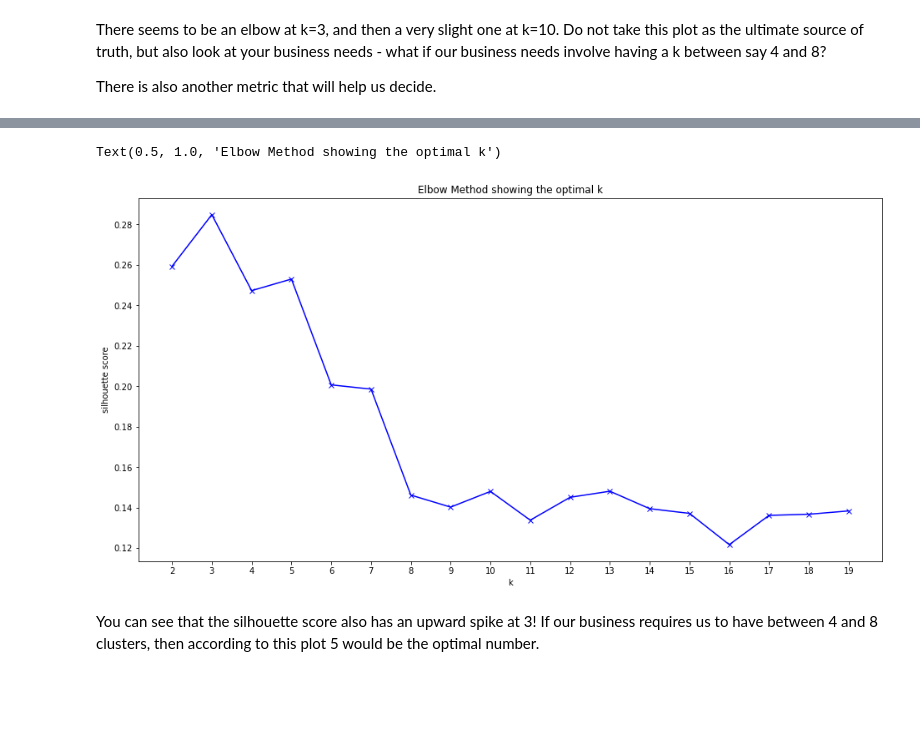
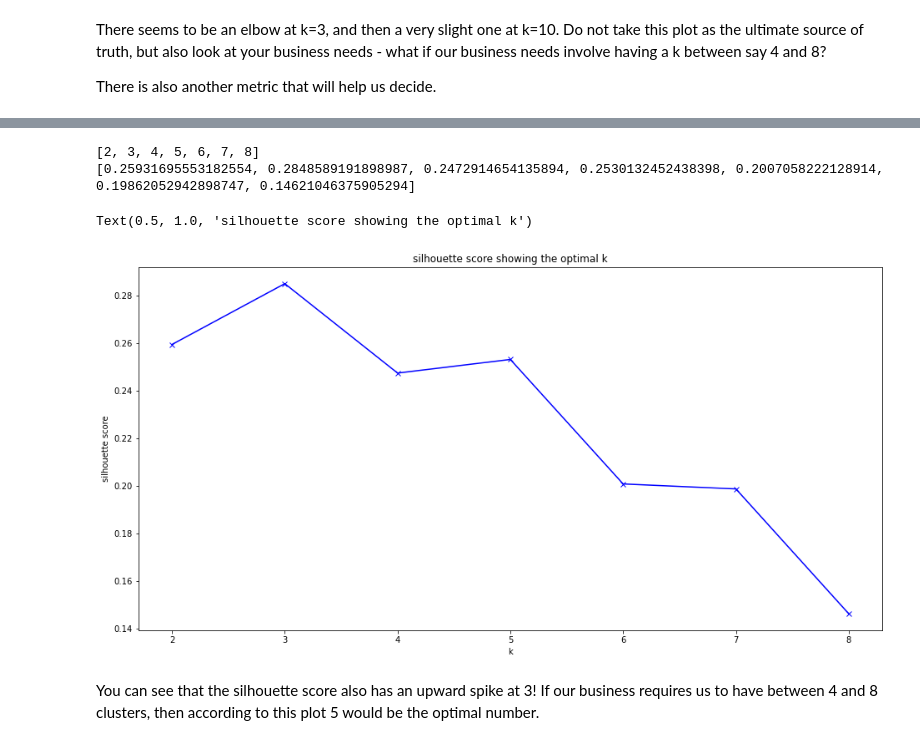
Before and after one commit to vikkieessien/data-pt-ber-08-20, a Jupyter notebook: Labs/module-3_labs/03_unsupervised-learning/unsupervised-learning-class-kmeans.ipynb, the cells around one changed output, grey strips where cells are left out. Drawn from its saved outputs; the diff is of its cells as text; code cells hidden in the pictures; blank space fills up the shorter version.

```diff
--- a/Labs/module-3_labs/03_unsupervised-learning/unsupervised-learning-class-kmeans.ipynb
+++ b/Labs/module-3_labs/03_unsupervised-learning/unsupervised-learning-class-kmeans.ipynb
@@ -173,7 +204,8 @@ kmeans.inertia_
 # %% [markdown]
 Elbow plot using inertia
 # %%
-K = range(1, 8)
+K = range(1, 9)
+print(list(K)) # This will print a list of 1-8
 inertia = []
 
 for k in K:
@@ -182,11 +214,13 @@ for k in K:
     kmeans.fit(X_prep)
     inertia.append(kmeans.inertia_)
 
+print(inertia) # This shows the average squared distance from each point to its centroids
+
 import matplotlib.pyplot as plt
 %matplotlib inline
 
 plt.figure(figsize=(16,8))
-plt.plot(K, inertia, 'bx-')
+plt.plot(K, inertia, 'bx-') # plotting K against the number of inertia
 plt.xlabel('k')
 plt.ylabel('inertia')
 plt.xticks(np.arange(min(K), max(K)+1, 1.0))
@@ -204,24 +242,28 @@ There is also another metric that will help us decide.
 # %%
 from sklearn.metrics import silhouette_score
 
-K = range(2, 20)
+K = range(2, 9)
 silhouette = []
 
 for k in K:
     kmeans = KMeans(n_clusters=k,
                     random_state=1234)
     kmeans.fit(X_prep)
     silhouette.append(silhouette_score(X_prep, kmeans.predict(X_prep)))
 
+print(list(K))
+print(silhouette)
 
 plt.figure(figsize=(16,8))
 plt.plot(K, silhouette, 'bx-')
 plt.xlabel('k')
 plt.ylabel('silhouette score')
 plt.xticks(np.arange(min(K), max(K)+1, 1.0))
-plt.title('Elbow Method showing the optimal k')
+plt.title('silhouette score showing the optimal k')
 # %% [output]
-Text(0.5, 1.0, 'Elbow Method showing the optimal k')
+[2, 3, 4, 5, 6, 7, 8]
+[0.25931695553182554, 0.2848589191898987, 0.2472914654135894, 0.2530132452438398, 0.2007058222128914, 0.19862052942898747, 0.14621046375905294]
+Text(0.5, 1.0, 'silhouette score showing the optimal k')
-[figure, old version]
+[figure, new version]
 # %% [markdown]
 You can see that the silhouette score also has an upward spike at 3! If our business requires us to have between 4 and 8 clusters, then according to this plot 5 would be the optimal number.
```
Also changed, not shown: parts of 12 cells of this notebook, 3 other files.
